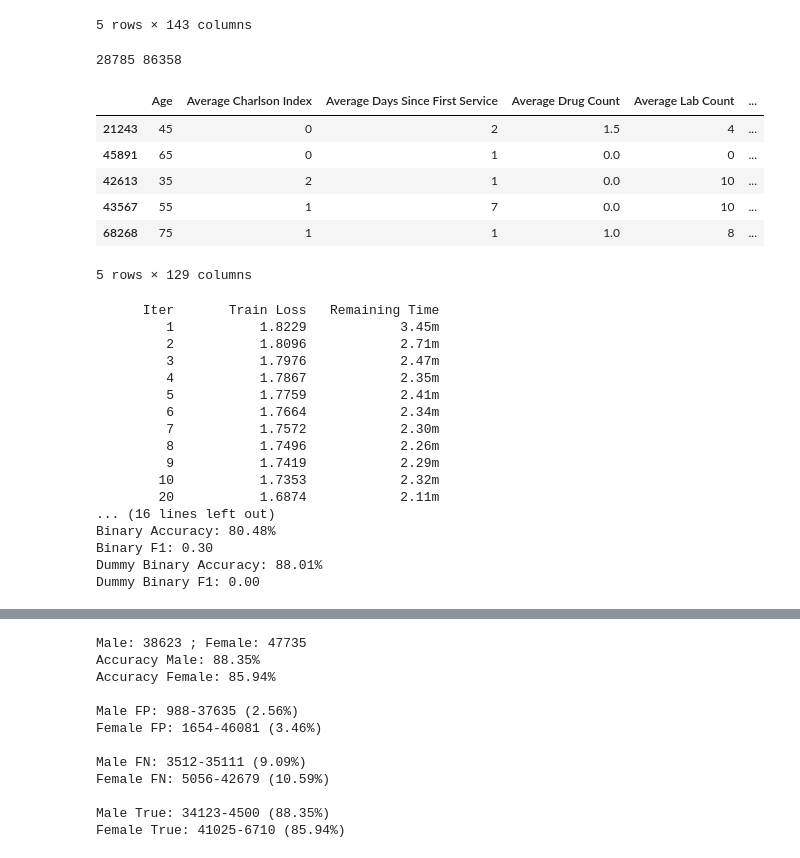
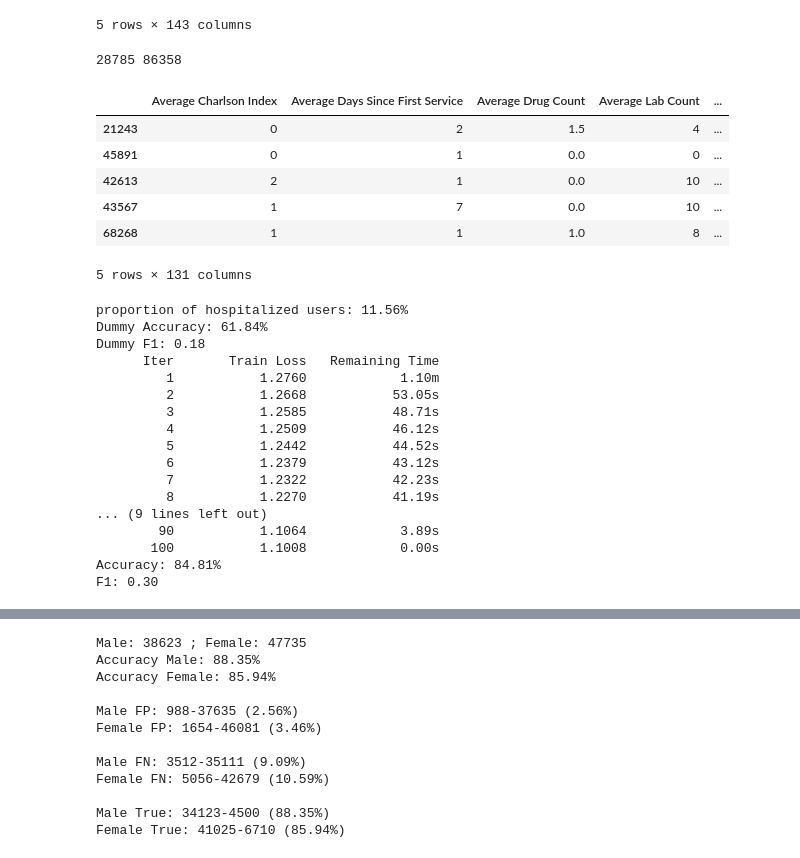
Before and after one commit to columbia/fairtest, a Jupyter notebook: src/apps/medical/Regression.ipynb, the cells around one changed output, grey strips where cells are left out. Cells and saved outputs as stored; diff of their text form; code cells hidden in the pictures.

```diff
--- a/src/apps/medical/Regression.ipynb
+++ b/src/apps/medical/Regression.ipynb
@@ -45,57 +45,57 @@ original_data.tail()
 # %%
 RANDOM_SEED = 0
 
-TYPE = "REGRESSION"
+TYPE = "CLASSIFICATION"
 
 data = original_data.copy()
 
 data = data[data['sexMISS'] == 0]
 data = data[data['age_MISS'] == 0]
 data = data.drop(['sexMISS', 'age_MISS'], axis=1)
 
 if TYPE == "CLASSIFICATION":
     data['DaysInHospital'] = data['DaysInHospital'].map(lambda x: min(x,1))
     data['age_01-30'] = data['age_05'] + data['age_15'] + data['age_25']
-    data['age_31-60'] = data['age_35'] + data['age_45'] + data['age_55']
-    data['age_61-99'] = data['age_65'] + data['age_75'] + data['age_85']
+    data['age_31-70'] = data['age_35'] + data['age_45'] + data['age_55']
+    data['age_71-99'] = data['age_65'] + data['age_75'] + data['age_85']
 else:
     ages = [5, 15, 25, 35, 45, 55, 65, 75, 85]
     data['Age'] = map(lambda l: ages[l.index(1)], zip(data['age_05'], data['age_15'], data['age_25'],
                                                       data['age_35'], data['age_45'], data['age_55'],
                                                       data['age_65'], data['age_75'], data['age_85']))
 
 data = data.drop(['age_05', 'age_15', 'age_25', 'age_35', 'age_45', 'age_55', 'age_65', 'age_75', 'age_85'], axis=1)
 data = data[data['trainset'] == 1]
 data = data.reset_index(drop=True)
 
 del data['MemberID_t']
 del data['YEAR_t']
 del data['trainset']
 
 X_train, X_test, y_train, y_test = cross_validation.train_test_split(data[data.columns.difference(['DaysInHospital'])], data['DaysInHospital'], train_size=0.25, random_state=RANDOM_SEED)
 
 X_test = X_test.reset_index(drop=True)
 y_test = y_test.reset_index(drop=True)
 print len(X_train), len(X_test)
 X_train.tail()
 # %% [output]
 28785 86358
-|  | Age | Average Charlson Index | Average Days Since First Service | Average Drug Count | Average Lab Count | ... |
-| 21243 | 45 | 0 | 2 | 1.5 | 4 | ... |
-| 45891 | 65 | 0 | 1 | 0.0 | 0 | ... |
-| 42613 | 35 | 2 | 1 | 0.0 | 10 | ... |
-| 43567 | 55 | 1 | 7 | 0.0 | 10 | ... |
-| 68268 | 75 | 1 | 1 | 1.0 | 8 | ... |
+|  | Average Charlson Index | Average Days Since First Service | Average Drug Count | Average Lab Count | ... |
+| 21243 | 0 | 2 | 1.5 | 4 | ... |
+| 45891 | 0 | 1 | 0.0 | 0 | ... |
+| 42613 | 2 | 1 | 0.0 | 10 | ... |
+| 43567 | 1 | 7 | 0.0 | 10 | ... |
+| 68268 | 1 | 1 | 1.0 | 8 | ... |
-5 rows × 129 columns
+5 rows × 131 columns
 # %%
 def obj_func(y_test, y_pred):
     temp = np.log1p(y_test) - np.log1p(y_pred)
     return np.sqrt(np.mean(np.square(temp)))
 # %%
-GBM_NTREES = 500
+GBM_NTREES = 100
 GBM_SHRINKAGE = 0.05
-GBM_DEPTH = 4
-GBM_MINOBS = 50
+GBM_DEPTH = 5
+GBM_MINOBS = 100
 
 p_h = (1.0*sum(y_train))/len(y_train)
 ratio = (1-p_h)/p_h
@@ -136,23 +136,23 @@ else:
     print "Dummy Binary Accuracy: {:.2f}%".format(100*metrics.accuracy_score(y_test, np.zeros(len(y_test))))
     print "Dummy Binary F1: {:.2f}".format(metrics.f1_score(y_test, np.zeros(len(y_test))))
 # %% [output]
+proportion of hospitalized users: 11.56%
+Dummy Accuracy: 61.84%
+Dummy F1: 0.18
       Iter       Train Loss   Remaining Time
-         1           1.8229            3.45m
-         2           1.8096            2.71m
-         3           1.7976            2.47m
-         4           1.7867            2.35m
-         5           1.7759            2.41m
-         6           1.7664            2.34m
-         7           1.7572            2.30m
-         8           1.7496            2.26m
-         9           1.7419            2.29m
-        10           1.7353            2.32m
-        20           1.6874            2.11m
-... (16 lines left out)
-Binary Accuracy: 80.48%
-Binary F1: 0.30
-Dummy Binary Accuracy: 88.01%
-Dummy Binary F1: 0.00
+         1           1.2760            1.10m
+         2           1.2668           53.05s
+         3           1.2585           48.71s
+         4           1.2509           46.12s
+         5           1.2442           44.52s
+         6           1.2379           43.12s
+         7           1.2322           42.23s
+         8           1.2270           41.19s
+... (9 lines left out)
+        90           1.1064            3.89s
+       100           1.1008            0.00s
+Accuracy: 84.81%
+F1: 0.30
 # %%
 cm = metrics.confusion_matrix(y_test, y_pred)
 plt.figure(figsize=(12,12))
```
Also changed, not shown: parts of 2 cells of this notebook, 4 other files.
